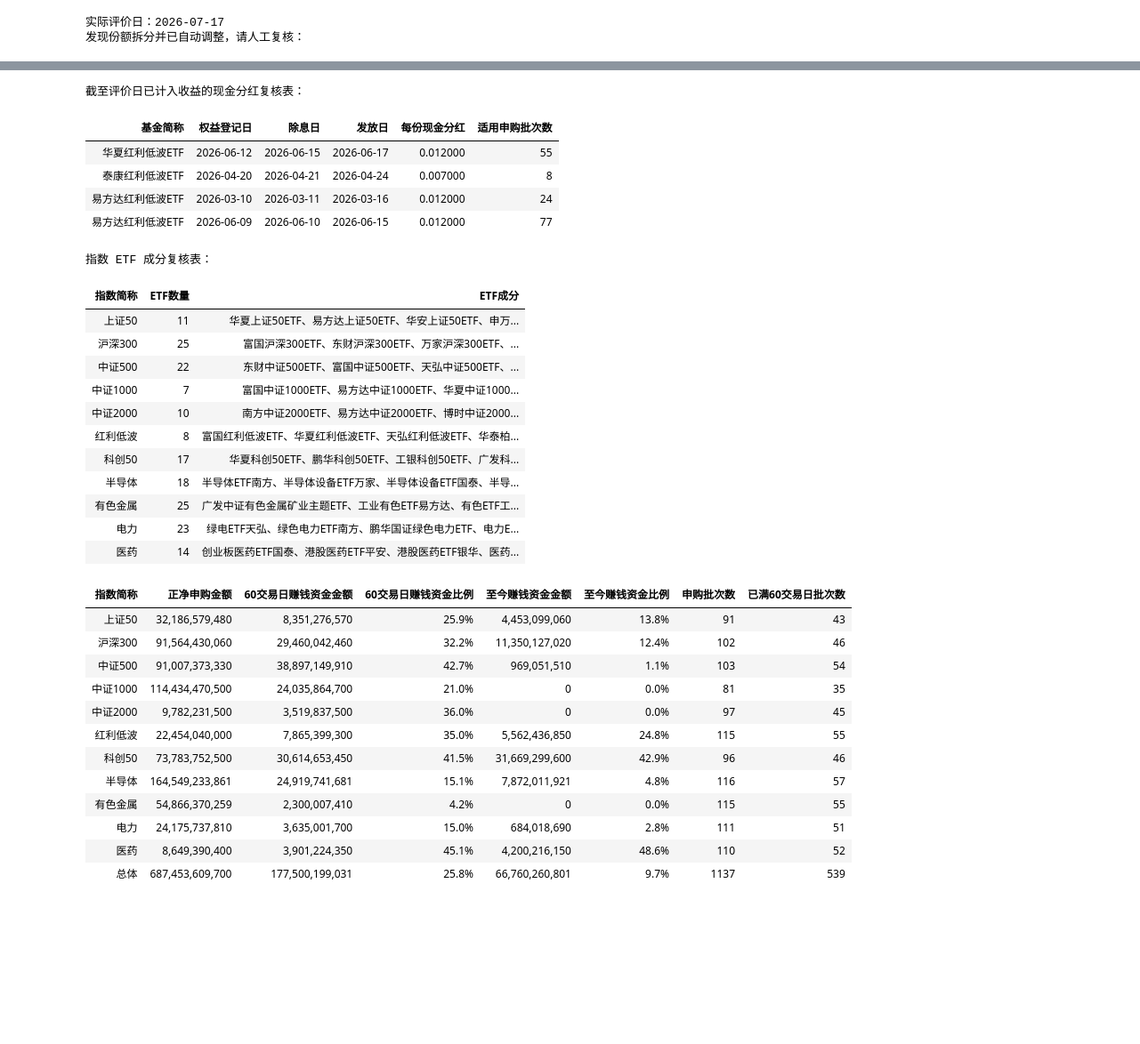
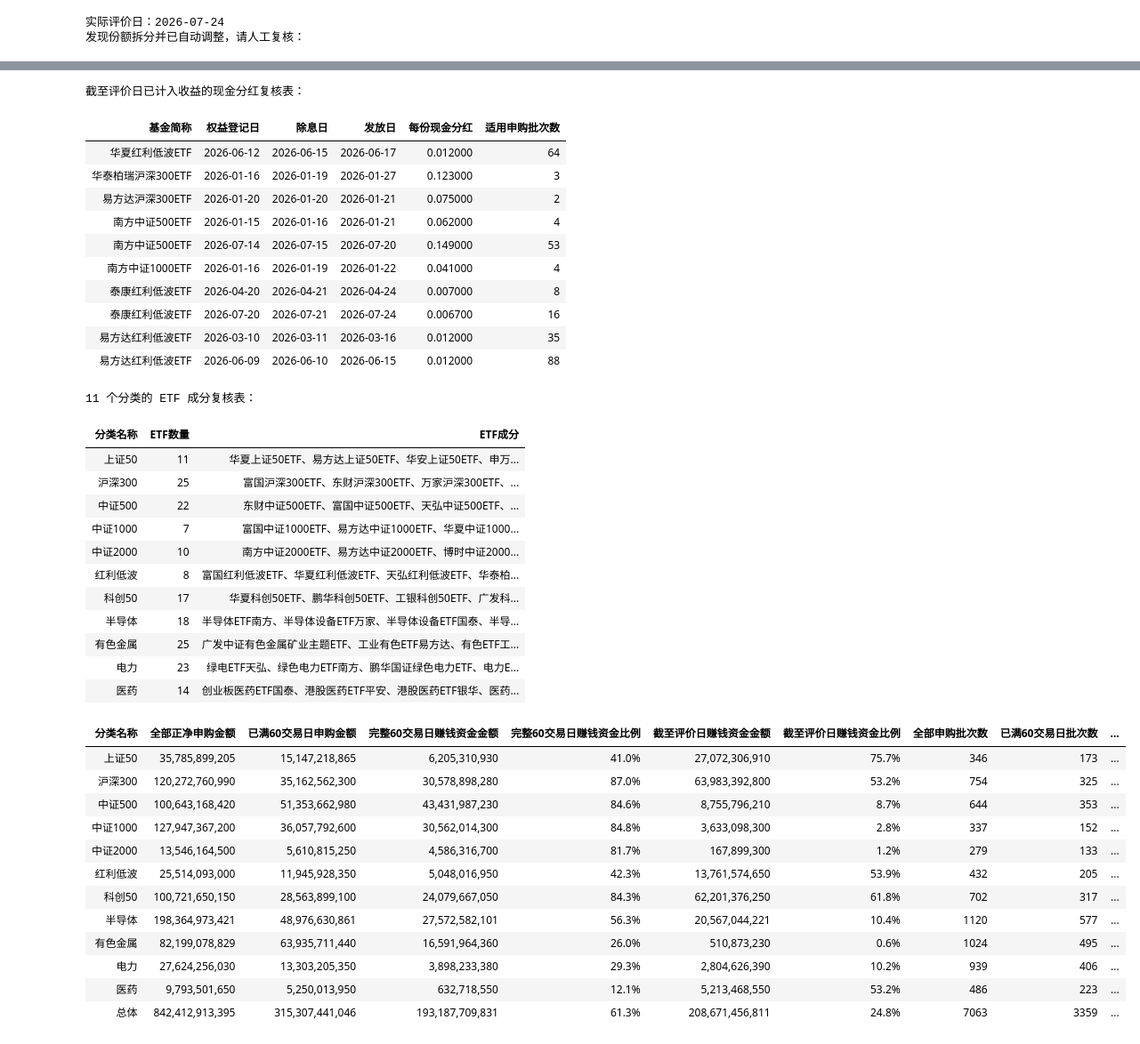
Before and after one commit to zyye00/mme, a Jupyter notebook: notebooks/etf_subscription_profitability.ipynb, the cells around one changed output, grey strips where cells are left out. Shown at 89% size. Cells and saved outputs as stored; diff of their text form; code cells hidden in the pictures; blank space fills up the shorter version.

```diff
--- a/notebooks/etf_subscription_profitability.ipynb
+++ b/notebooks/etf_subscription_profitability.ipynb
@@ -72,14 +73,14 @@ else:
     print('截至评价日已计入收益的现金分红复核表：')
     display(dividend_review.style.hide(axis='index').format({'每份现金分红': '{:.6f}'}))
 
-component_review = universe.groupby(['index_name', 'index_order'], as_index=False).agg(etf_count=('fund_code', 'size'), etf_components=('fund_name', lambda values: '、'.join(values))).sort_values('index_order').loc[:, ['index_name', 'etf_count', 'etf_components']].rename(columns={'index_name': '指数简称', 'etf_count': 'ETF数量', 'etf_components': 'ETF成分'})
-print('指数 ETF 成分复核表：')
+component_review = universe.groupby(['index_name', 'index_order'], as_index=False).agg(etf_count=('fund_code', 'size'), etf_components=('fund_name', lambda values: '、'.join(values))).sort_values('index_order').loc[:, ['index_name', 'etf_count', 'etf_components']].rename(columns={'index_name': '分类名称', 'etf_count': 'ETF数量', 'etf_components': 'ETF成分'})
+print('11 个分类的 ETF 成分复核表：')
 display(component_review.style.hide(axis='index'))
 
-display_summary = summary.loc[:, ['index_name', 'subscription_amount', 'profitable_amount_60_trade_days', 'profitable_capital_ratio_60_trade_days', 'profitable_amount_to_date', 'profitable_capital_ratio_to_date', 'subscription_batches', 'completed_60_trade_day_batches']].rename(columns={'index_name': '指数简称', 'subscription_amount': '正净申购金额', 'profitable_amount_60_trade_days': '60交易日赚钱资金金额', 'profitable_capital_ratio_60_trade_days': '60交易日赚钱资金比例', 'profitable_amount_to_date': '至今赚钱资金金额', 'profitable_capital_ratio_to_date': '至今赚钱资金比例', 'subscription_batches': '申购批次数', 'completed_60_trade_day_batches': '已满60交易日批次数'})
-display(display_summary.style.hide(axis='index').format({'正净申购金额': '{:,.0f}', '60交易日赚钱资金金额': '{:,.0f}', '至今赚钱资金金额': '{:,.0f}', '60交易日赚钱资金比例': '{:.1%}', '至今赚钱资金比例': '{:.1%}'}, na_rep='—'))
+display_summary = summary.loc[:, ['index_name', 'subscription_amount', 'completed_60_trade_day_subscription_amount', 'profitable_amount_60_trade_days', 'profitable_capital_ratio_60_trade_days', 'profitable_amount_to_date', 'profitable_capital_ratio_to_date', 'subscription_batches', 'completed_60_trade_day_batches', 'completed_60_trade_day_batch_ratio']].rename(columns={'index_name': '分类名称', 'subscription_amount': '全部正净申购金额', 'completed_60_trade_day_subscription_amount': '已满60交易日申购金额', 'profitable_amount_60_trade_days': '完整60交易日赚钱资金金额', 'profitable_capital_ratio_60_trade_days': '完整60交易日赚钱资金比例', 'profitable_amount_to_date': '截至评价日赚钱资金金额', 'profitable_capital_ratio_to_date': '截至评价日赚钱资金比例', 'subscription_batches': '全部申购批次数', 'completed_60_trade_day_batches': '已满60交易日批次数', 'completed_60_trade_day_batch_ratio': '60交易日批次完成率'})
+display(display_summary.style.hide(axis='index').format({'全部正净申购金额': '{:,.0f}', '已满60交易日申购金额': '{:,.0f}', '完整60交易日赚钱资金金额': '{:,.0f}', '截至评价日赚钱资金金额': '{:,.0f}', '完整60交易日赚钱资金比例': '{:.1%}', '截至评价日赚钱资金比例': '{:.1%}', '60交易日批次完成率': '{:.1%}'}, na_rep='—'))
 # %% [output]
-实际评价日：2026-07-17
+实际评价日：2026-07-24
 发现份额拆分并已自动调整，请人工复核：
 | 基金简称 | 拆分日期 | 拆分类型 | 折算比例 | 拆分前份额 | 拆分后份额 | 未调整份额变化 | 调整后净申购份额 |
 | 半导体设备ETF万家 | 2026-07-17 | 份额分拆 | 1:3.0000 | 688,524,697 | 1,984,574,091 | 1,296,049,394 | -81,000,000 |
@@ -90,45 +92,51 @@ display(display_summary.style.hide(axis='index').format({'正净申购金额': '
 | 有色金属ETF国泰 | 2026-06-25 | 份额分拆 | 1:2.0000 | 89,249,583 | 178,499,166 | 89,249,583 | 0 |
 | 芯片ETF华夏 | 2026-07-06 | 份额分拆 | 1:2.0000 | 11,259,963,006 | 22,391,126,012 | 11,131,163,006 | -128,800,000 |
 | 广发上证50ETF | 2026-04-24 | 份额分拆 | 1:1.2877 | 79,200,000 | 101,020,800 | 21,820,800 | -965,040 |
 | 半导体ETF国联安 | 2026-07-02 | 份额分拆 | 1:2.0000 | 8,689,003,600 | 17,366,007,200 | 8,677,003,600 | -12,000,000 |
 | 芯片ETF国泰 | 2026-03-26 | 份额分拆 | 1:2.0000 | 5,642,722,800 | 11,345,445,500 | 5,702,722,700 | 59,999,900 |
 | 半导体设备ETF广发 | 2026-06-25 | 份额分拆 | 1:3.0000 | 2,070,496,000 | 6,562,488,000 | 4,491,992,000 | 351,000,000 |
 | 矿业ETF国泰 | 2026-06-24 | 份额分拆 | 1:2.0000 | 901,696,100 | 1,817,392,100 | 915,696,000 | 13,999,900 |
 | 半导体设备ETF招商 | 2026-06-25 | 份额分拆 | 1:5.0000 | 1,312,110,000 | 6,915,550,000 | 5,603,440,000 | 355,000,000 |
 | 半导体设备ETF华夏 | 2026-07-03 | 份额分拆 | 1:3.0000 | 2,255,663,000 | 6,946,989,000 | 4,691,326,000 | 180,000,000 |
 | 科创半导体ETF华夏 | 2026-07-03 | 份额分拆 | 1:3.0000 | 6,753,149,000 | 20,781,447,000 | 14,028,298,000 | 522,000,000 |
 截至评价日已计入收益的现金分红复核表：
 | 基金简称 | 权益登记日 | 除息日 | 发放日 | 每份现金分红 | 适用申购批次数 |
-| 华夏红利低波ETF | 2026-06-12 | 2026-06-15 | 2026-06-17 | 0.012000 | 55 |
+| 华夏红利低波ETF | 2026-06-12 | 2026-06-15 | 2026-06-17 | 0.012000 | 64 |
+| 华泰柏瑞沪深300ETF | 2026-01-16 | 2026-01-19 | 2026-01-27 | 0.123000 | 3 |
+| 易方达沪深300ETF | 2026-01-20 | 2026-01-20 | 2026-01-21 | 0.075000 | 2 |
+| 南方中证500ETF | 2026-01-15 | 2026-01-16 | 2026-01-21 | 0.062000 | 4 |
+| 南方中证500ETF | 2026-07-14 | 2026-07-15 | 2026-07-20 | 0.149000 | 53 |
+| 南方中证1000ETF | 2026-01-16 | 2026-01-19 | 2026-01-22 | 0.041000 | 4 |
 | 泰康红利低波ETF | 2026-04-20 | 2026-04-21 | 2026-04-24 | 0.007000 | 8 |
-| 易方达红利低波ETF | 2026-03-10 | 2026-03-11 | 2026-03-16 | 0.012000 | 24 |
-| 易方达红利低波ETF | 2026-06-09 | 2026-06-10 | 2026-06-15 | 0.012000 | 77 |
+| 泰康红利低波ETF | 2026-07-20 | 2026-07-21 | 2026-07-24 | 0.006700 | 16 |
+| 易方达红利低波ETF | 2026-03-10 | 2026-03-11 | 2026-03-16 | 0.012000 | 35 |
+| 易方达红利低波ETF | 2026-06-09 | 2026-06-10 | 2026-06-15 | 0.012000 | 88 |
-指数 ETF 成分复核表：
+11 个分类的 ETF 成分复核表：
-| 指数简称 | ETF数量 | ETF成分 |
+| 分类名称 | ETF数量 | ETF成分 |
 | 上证50 | 11 | 华夏上证50ETF、易方达上证50ETF、华安上证50ETF、申万... |
 | 沪深300 | 25 | 富国沪深300ETF、东财沪深300ETF、万家沪深300ETF、... |
 | 中证500 | 22 | 东财中证500ETF、富国中证500ETF、天弘中证500ETF、... |
 | 中证1000 | 7 | 富国中证1000ETF、易方达中证1000ETF、华夏中证1000... |
 | 中证2000 | 10 | 南方中证2000ETF、易方达中证2000ETF、博时中证2000... |
 | 红利低波 | 8 | 富国红利低波ETF、华夏红利低波ETF、天弘红利低波ETF、华泰柏... |
 | 科创50 | 17 | 华夏科创50ETF、鹏华科创50ETF、工银科创50ETF、广发科... |
 | 半导体 | 18 | 半导体ETF南方、半导体设备ETF万家、半导体设备ETF国泰、半导... |
 | 有色金属 | 25 | 广发中证有色金属矿业主题ETF、工业有色ETF易方达、有色ETF工... |
 | 电力 | 23 | 绿电ETF天弘、绿色电力ETF南方、鹏华国证绿色电力ETF、电力E... |
 | 医药 | 14 | 创业板医药ETF国泰、港股医药ETF平安、港股医药ETF银华、医药... |
-| 指数简称 | 正净申购金额 | 60交易日赚钱资金金额 | 60交易日赚钱资金比例 | 至今赚钱资金金额 | 至今赚钱资金比例 | 申购批次数 | 已满60交易日批次数 |
-| 上证50 | 32,186,579,480 | 8,351,276,570 | 25.9% | 4,453,099,060 | 13.8% | 91 | 43 |
-| 沪深300 | 91,564,430,060 | 29,460,042,460 | 32.2% | 11,350,127,020 | 12.4% | 102 | 46 |
-| 中证500 | 91,007,373,330 | 38,897,149,910 | 42.7% | 969,051,510 | 1.1% | 103 | 54 |
-| 中证1000 | 114,434,470,500 | 24,035,864,700 | 21.0% | 0 | 0.0% | 81 | 35 |
-| 中证2000 | 9,782,231,500 | 3,519,837,500 | 36.0% | 0 | 0.0% | 97 | 45 |
-| 红利低波 | 22,454,040,000 | 7,865,399,300 | 35.0% | 5,562,436,850 | 24.8% | 115 | 55 |
-| 科创50 | 73,783,752,500 | 30,614,653,450 | 41.5% | 31,669,299,600 | 42.9% | 96 | 46 |
-| 半导体 | 164,549,233,861 | 24,919,741,681 | 15.1% | 7,872,011,921 | 4.8% | 116 | 57 |
-| 有色金属 | 54,866,370,259 | 2,300,007,410 | 4.2% | 0 | 0.0% | 115 | 55 |
-| 电力 | 24,175,737,810 | 3,635,001,700 | 15.0% | 684,018,690 | 2.8% | 111 | 51 |
-| 医药 | 8,649,390,400 | 3,901,224,350 | 45.1% | 4,200,216,150 | 48.6% | 110 | 52 |
-| 总体 | 687,453,609,700 | 177,500,199,031 | 25.8% | 66,760,260,801 | 9.7% | 1137 | 539 |
+| 分类名称 | 全部正净申购金额 | 已满60交易日申购金额 | 完整60交易日赚钱资金金额 | 完整60交易日赚钱资金比例 | 截至评价日赚钱资金金额 | 截至评价日赚钱资金比例 | 全部申购批次数 | 已满60交易日批次数 | ... |
+| 上证50 | 35,785,899,205 | 15,147,218,865 | 6,205,310,930 | 41.0% | 27,072,306,910 | 75.7% | 346 | 173 | ... |
+| 沪深300 | 120,272,760,990 | 35,162,562,300 | 30,578,898,280 | 87.0% | 63,983,392,800 | 53.2% | 754 | 325 | ... |
+| 中证500 | 100,643,168,420 | 51,353,662,980 | 43,431,987,230 | 84.6% | 8,755,796,210 | 8.7% | 644 | 353 | ... |
+| 中证1000 | 127,947,367,200 | 36,057,792,600 | 30,562,014,300 | 84.8% | 3,633,098,300 | 2.8% | 337 | 152 | ... |
+| 中证2000 | 13,546,164,500 | 5,610,815,250 | 4,586,316,700 | 81.7% | 167,899,300 | 1.2% | 279 | 133 | ... |
+| 红利低波 | 25,514,093,000 | 11,945,928,350 | 5,048,016,950 | 42.3% | 13,761,574,650 | 53.9% | 432 | 205 | ... |
+| 科创50 | 100,721,650,150 | 28,563,899,100 | 24,079,667,050 | 84.3% | 62,201,376,250 | 61.8% | 702 | 317 | ... |
+| 半导体 | 198,364,973,421 | 48,976,630,861 | 27,572,582,101 | 56.3% | 20,567,044,221 | 10.4% | 1120 | 577 | ... |
+| 有色金属 | 82,199,078,829 | 63,935,711,440 | 16,591,964,360 | 26.0% | 510,873,230 | 0.6% | 1024 | 495 | ... |
+| 电力 | 27,624,256,030 | 13,303,205,350 | 3,898,233,380 | 29.3% | 2,804,626,390 | 10.2% | 939 | 406 | ... |
+| 医药 | 9,793,501,650 | 5,250,013,950 | 632,718,550 | 12.1% | 5,213,468,550 | 53.2% | 486 | 223 | ... |
+| 总体 | 842,412,913,395 | 315,307,441,046 | 193,187,709,831 | 61.3% | 208,671,456,811 | 24.8% | 7063 | 3359 | ... |
 # %%
 labels = summary['index_name']
 bar_colors = ['#0F766E' if code == 'ALL' else '#2563EB' for code in summary['index_code']]
```
Also changed, not shown: parts of 4 cells of this notebook, 18 other files.
